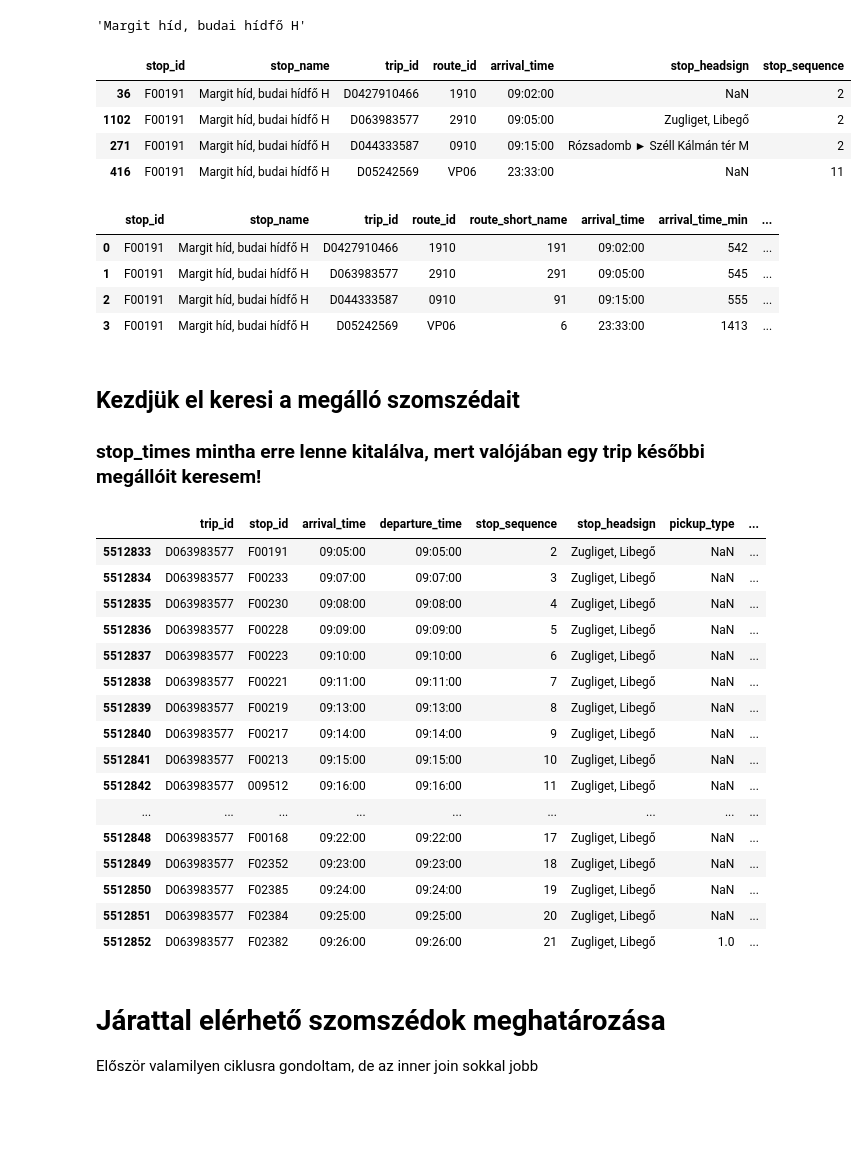
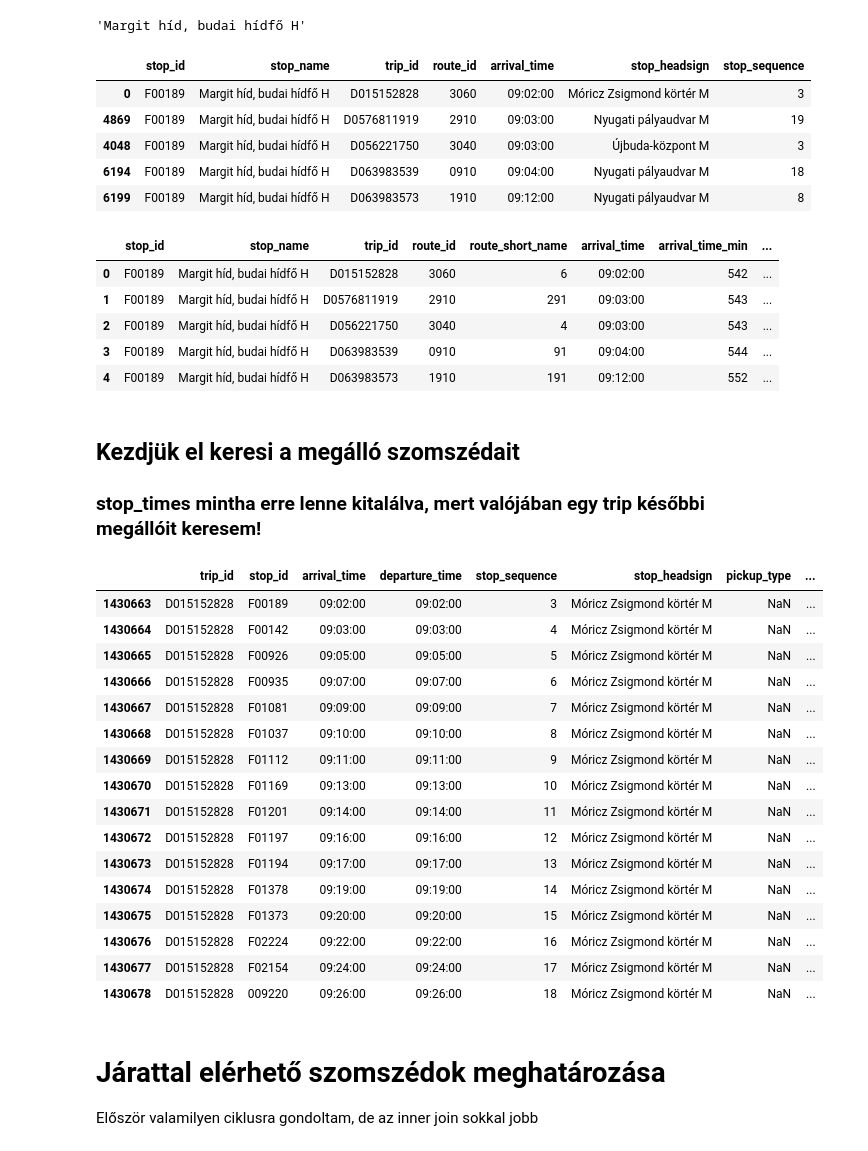
Before and after one commit to apulai/budapest_gtfs, a Jupyter notebook: bp_gtfs_v2.ipynb, the cells around one changed output. Saved outputs shown, nothing was run; the diff lists cells and outputs as text; code cells hidden in the pictures; blank space fills up the shorter version.

```diff
--- a/bp_gtfs_v2.ipynb
+++ b/bp_gtfs_v2.ipynb
@@ -37,10 +38,12 @@ df_stop_times.head(5)
 ## Most a string arrival_time-ből csináljunk számokat
 Mert igy jóval gyorsabb lesz a lekérdezés
 # %%
-def arrival_time_to_min(astr):
+def str_time_to_min(astr):
     [h,m,s]=astr.split(':')
     return int(h)*60+int(m)
 # %%
-df_stop_times["arrival_time_min"]=df_stop_times["arrival_time"].apply(arrival_time_to_min)
-df_stop_times[["trip_id","stop_id","arrival_time","stop_sequence","arrival_time_min"]].head(5)
+df_stop_times["arrival_time_min"]=df_stop_times["arrival_time"].apply(str_time_to_min)
+df_stop_times["departure_time_min"]=df_stop_times["departure_time"].apply(str_time_to_min)
+
+df_stop_times[["trip_id","stop_id","arrival_time","stop_sequence","arrival_time_min","departure_time_min"]].head(5)
 # %% [output]
@@ -62,8 +76,9 @@ df_stop_times[["trip_id","stop_id","arrival_time","stop_sequence","arrival_time_
 "F02268", # KFKI
 "009019" # Gödöllő
 # %%
-stop_id = "F00191"
-arrival_time_min=arrival_time_to_min("9:01:00")
+#stop_id = "F00191"
+stop_id = "F00189"
+arrival_time_min=str_time_to_min("9:01:00")
 arrival_time_min
 # %% [output]
 541
@@ -74,25 +89,27 @@ stop_name
 # %% [output]
 'Margit híd, budai hídfő H'
 # %%
-df_megallo_jaratok = pd.merge( df_stop_times.query(f'stop_id == "{stop_id}" and arrival_time_min > {arrival_time_min}'), df_trips, left_on="trip_id", right_on="trip_id").sort_values(["arrival_time"]).drop_duplicates("route_id")
+df_megallo_jaratok = pd.merge( df_stop_times.query(f'stop_id == "{stop_id}" and arrival_time_min > {arrival_time_min}'), df_trips, left_on="trip_id", right_on="trip_id").sort_values(["arrival_time_min"]).drop_duplicates("route_id")
 df_megallo_jaratok["stop_id"]=stop_id
 df_megallo_jaratok["stop_name"]=stop_name
 df_megallo_jaratok[["stop_id","stop_name","trip_id", "route_id","arrival_time", "stop_headsign","stop_sequence"]]
 # %% [output]
 |  | stop_id | stop_name | trip_id | route_id | arrival_time | stop_headsign | stop_sequence |
-| 36 | F00191 | Margit híd, budai hídfő H | D0427910466 | 1910 | 09:02:00 | NaN | 2 |
-| 1102 | F00191 | Margit híd, budai hídfő H | D063983577 | 2910 | 09:05:00 | Zugliget, Libegő | 2 |
-| 271 | F00191 | Margit híd, budai hídfő H | D044333587 | 0910 | 09:15:00 | Rózsadomb ► Széll Kálmán tér M | 2 |
-| 416 | F00191 | Margit híd, budai hídfő H | D05242569 | VP06 | 23:33:00 | NaN | 11 |
+| 0 | F00189 | Margit híd, budai hídfő H | D015152828 | 3060 | 09:02:00 | Móricz Zsigmond körtér M | 3 |
+| 4869 | F00189 | Margit híd, budai hídfő H | D0576811919 | 2910 | 09:03:00 | Nyugati pályaudvar M | 19 |
+| 4048 | F00189 | Margit híd, budai hídfő H | D056221750 | 3040 | 09:03:00 | Újbuda-központ M | 3 |
+| 6194 | F00189 | Margit híd, budai hídfő H | D063983539 | 0910 | 09:04:00 | Nyugati pályaudvar M | 18 |
+| 6199 | F00189 | Margit híd, budai hídfő H | D063983573 | 1910 | 09:12:00 | Nyugati pályaudvar M | 8 |
 # %%
 df_megallo_jaratok2 = pd.merge( df_megallo_jaratok, df_routes, left_on="route_id", right_on="route_id")
 df_megallo_jaratok2[["stop_id","stop_name","trip_id", "route_id","route_short_name", "arrival_time", "arrival_time_min", "stop_headsign","stop_sequence"]]
 # %% [output]
 |  | stop_id | stop_name | trip_id | route_id | route_short_name | arrival_time | arrival_time_min | ... |
-| 0 | F00191 | Margit híd, budai hídfő H | D0427910466 | 1910 | 191 | 09:02:00 | 542 | ... |
-| 1 | F00191 | Margit híd, budai hídfő H | D063983577 | 2910 | 291 | 09:05:00 | 545 | ... |
-| 2 | F00191 | Margit híd, budai hídfő H | D044333587 | 0910 | 91 | 09:15:00 | 555 | ... |
-| 3 | F00191 | Margit híd, budai hídfő H | D05242569 | VP06 | 6 | 23:33:00 | 1413 | ... |
+| 0 | F00189 | Margit híd, budai hídfő H | D015152828 | 3060 | 6 | 09:02:00 | 542 | ... |
+| 1 | F00189 | Margit híd, budai hídfő H | D0576811919 | 2910 | 291 | 09:03:00 | 543 | ... |
+| 2 | F00189 | Margit híd, budai hídfő H | D056221750 | 3040 | 4 | 09:03:00 | 543 | ... |
+| 3 | F00189 | Margit híd, budai hídfő H | D063983539 | 0910 | 91 | 09:04:00 | 544 | ... |
+| 4 | F00189 | Margit híd, budai hídfő H | D063983573 | 1910 | 191 | 09:12:00 | 552 | ... |
 # %% [markdown]
 ## Kezdjük el keresi a megálló szomszédait
 
@@ -104,22 +122,22 @@ arrival_time_min = 542
 df_stop_times.query(f'trip_id == "{trip_id}" and arrival_time_min > {arrival_time_min}')
 # %% [output]
 |  | trip_id | stop_id | arrival_time | departure_time | stop_sequence | stop_headsign | pickup_type | ... |
-| 5512833 | D063983577 | F00191 | 09:05:00 | 09:05:00 | 2 | Zugliget, Libegő | NaN | ... |
-| 5512834 | D063983577 | F00233 | 09:07:00 | 09:07:00 | 3 | Zugliget, Libegő | NaN | ... |
-| 5512835 | D063983577 | F00230 | 09:08:00 | 09:08:00 | 4 | Zugliget, Libegő | NaN | ... |
-| 5512836 | D063983577 | F00228 | 09:09:00 | 09:09:00 | 5 | Zugliget, Libegő | NaN | ... |
-| 5512837 | D063983577 | F00223 | 09:10:00 | 09:10:00 | 6 | Zugliget, Libegő | NaN | ... |
-| 5512838 | D063983577 | F00221 | 09:11:00 | 09:11:00 | 7 | Zugliget, Libegő | NaN | ... |
-| 5512839 | D063983577 | F00219 | 09:13:00 | 09:13:00 | 8 | Zugliget, Libegő | NaN | ... |
-| 5512840 | D063983577 | F00217 | 09:14:00 | 09:14:00 | 9 | Zugliget, Libegő | NaN | ... |
-| 5512841 | D063983577 | F00213 | 09:15:00 | 09:15:00 | 10 | Zugliget, Libegő | NaN | ... |
-| 5512842 | D063983577 | 009512 | 09:16:00 | 09:16:00 | 11 | Zugliget, Libegő | NaN | ... |
-| ... | ... | ... | ... | ... | ... | ... | ... | ... |
-| 5512848 | D063983577 | F00168 | 09:22:00 | 09:22:00 | 17 | Zugliget, Libegő | NaN | ... |
-| 5512849 | D063983577 | F02352 | 09:23:00 | 09:23:00 | 18 | Zugliget, Libegő | NaN | ... |
-| 5512850 | D063983577 | F02385 | 09:24:00 | 09:24:00 | 19 | Zugliget, Libegő | NaN | ... |
-| 5512851 | D063983577 | F02384 | 09:25:00 | 09:25:00 | 20 | Zugliget, Libegő | NaN | ... |
-| 5512852 | D063983577 | F02382 | 09:26:00 | 09:26:00 | 21 | Zugliget, Libegő | 1.0 | ... |
+| 1430663 | D015152828 | F00189 | 09:02:00 | 09:02:00 | 3 | Móricz Zsigmond körtér M | NaN | ... |
+| 1430664 | D015152828 | F00142 | 09:03:00 | 09:03:00 | 4 | Móricz Zsigmond körtér M | NaN | ... |
+| 1430665 | D015152828 | F00926 | 09:05:00 | 09:05:00 | 5 | Móricz Zsigmond körtér M | NaN | ... |
+| 1430666 | D015152828 | F00935 | 09:07:00 | 09:07:00 | 6 | Móricz Zsigmond körtér M | NaN | ... |
+| 1430667 | D015152828 | F01081 | 09:09:00 | 09:09:00 | 7 | Móricz Zsigmond körtér M | NaN | ... |
+| 1430668 | D015152828 | F01037 | 09:10:00 | 09:10:00 | 8 | Móricz Zsigmond körtér M | NaN | ... |
+| 1430669 | D015152828 | F01112 | 09:11:00 | 09:11:00 | 9 | Móricz Zsigmond körtér M | NaN | ... |
+| 1430670 | D015152828 | F01169 | 09:13:00 | 09:13:00 | 10 | Móricz Zsigmond körtér M | NaN | ... |
+| 1430671 | D015152828 | F01201 | 09:14:00 | 09:14:00 | 11 | Móricz Zsigmond körtér M | NaN | ... |
+| 1430672 | D015152828 | F01197 | 09:16:00 | 09:16:00 | 12 | Móricz Zsigmond körtér M | NaN | ... |
+| 1430673 | D015152828 | F01194 | 09:17:00 | 09:17:00 | 13 | Móricz Zsigmond körtér M | NaN | ... |
+| 1430674 | D015152828 | F01378 | 09:19:00 | 09:19:00 | 14 | Móricz Zsigmond körtér M | NaN | ... |
+| 1430675 | D015152828 | F01373 | 09:20:00 | 09:20:00 | 15 | Móricz Zsigmond körtér M | NaN | ... |
+| 1430676 | D015152828 | F02224 | 09:22:00 | 09:22:00 | 16 | Móricz Zsigmond körtér M | NaN | ... |
+| 1430677 | D015152828 | F02154 | 09:24:00 | 09:24:00 | 17 | Móricz Zsigmond körtér M | NaN | ... |
+| 1430678 | D015152828 | 009220 | 09:26:00 | 09:26:00 | 18 | Móricz Zsigmond körtér M | NaN | ... |
 # %% [markdown]
 # Járattal elérhető szomszédok meghatározása
 
```
Also changed, not shown: parts of 24 cells of this notebook, 4 other files.
